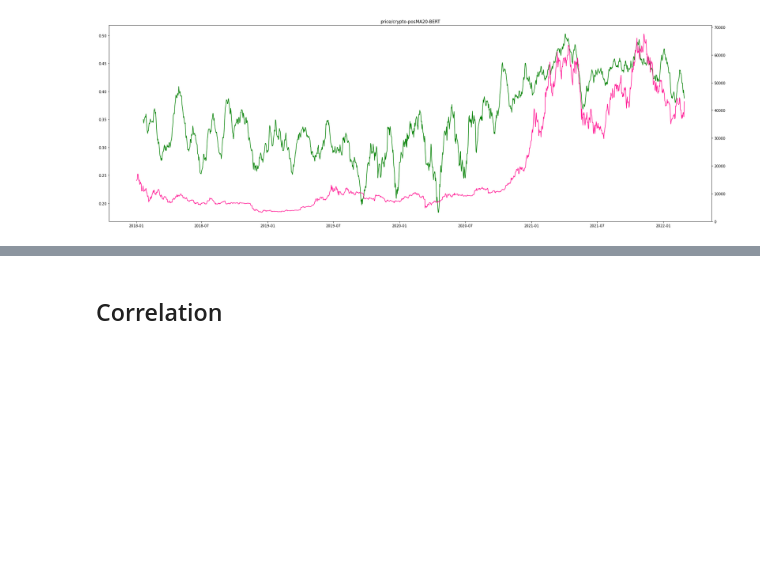
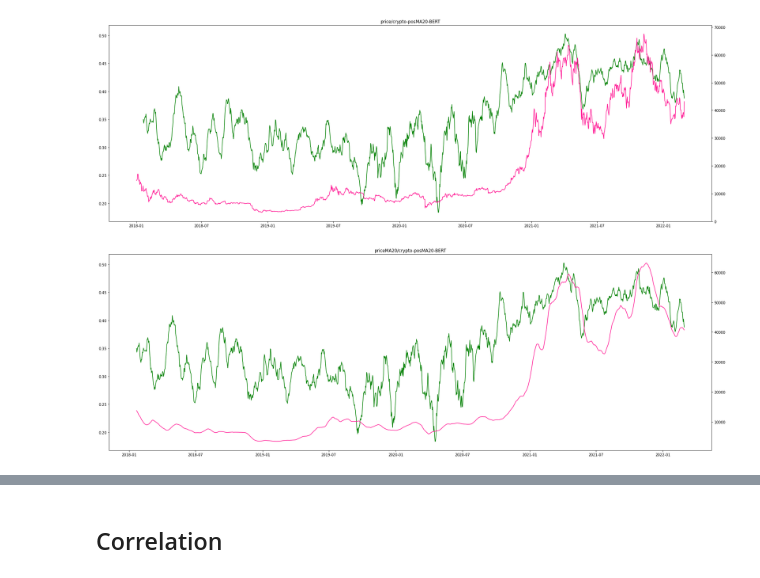
Before and after one commit to CryptoNLP/bitcoin_price_prediction_with_SNS_sentiment, a Jupyter notebook: EDA_comments_BERT.ipynb, the cells around one changed output, grey strips where cells are left out. Cells and saved outputs as stored; diff of their text form; code cells hidden in the pictures; blank space fills up the shorter version.

```diff
--- a/EDA_comments_BERT.ipynb
+++ b/EDA_comments_BERT.ipynb
@@ -457,3 +464,16 @@ plt.title('price/crypto-posMA20-BERT')
 plt.show()
 # %% [output]
 [figure]
+# %%
+fig, ax1 = plt.subplots(figsize=(30,10))
+x = sent_crypto_top.index
+y1 = sent_crypto_top.pos.rolling(window=20, min_periods=20).mean()
+y2 = hist['close'].rolling(window=20, min_periods=20).mean()
+ax1.plot(x, y1, color='green')
+
+ax2 = ax1.twinx()
+ax2.plot(x, y2, color='deeppink')
+plt.title('priceMA20/crypto-posMA20-BERT')
+plt.show()
+# %% [output]
+[figure, added]
```
Also changed, not shown: parts of 34 cells of this notebook.
